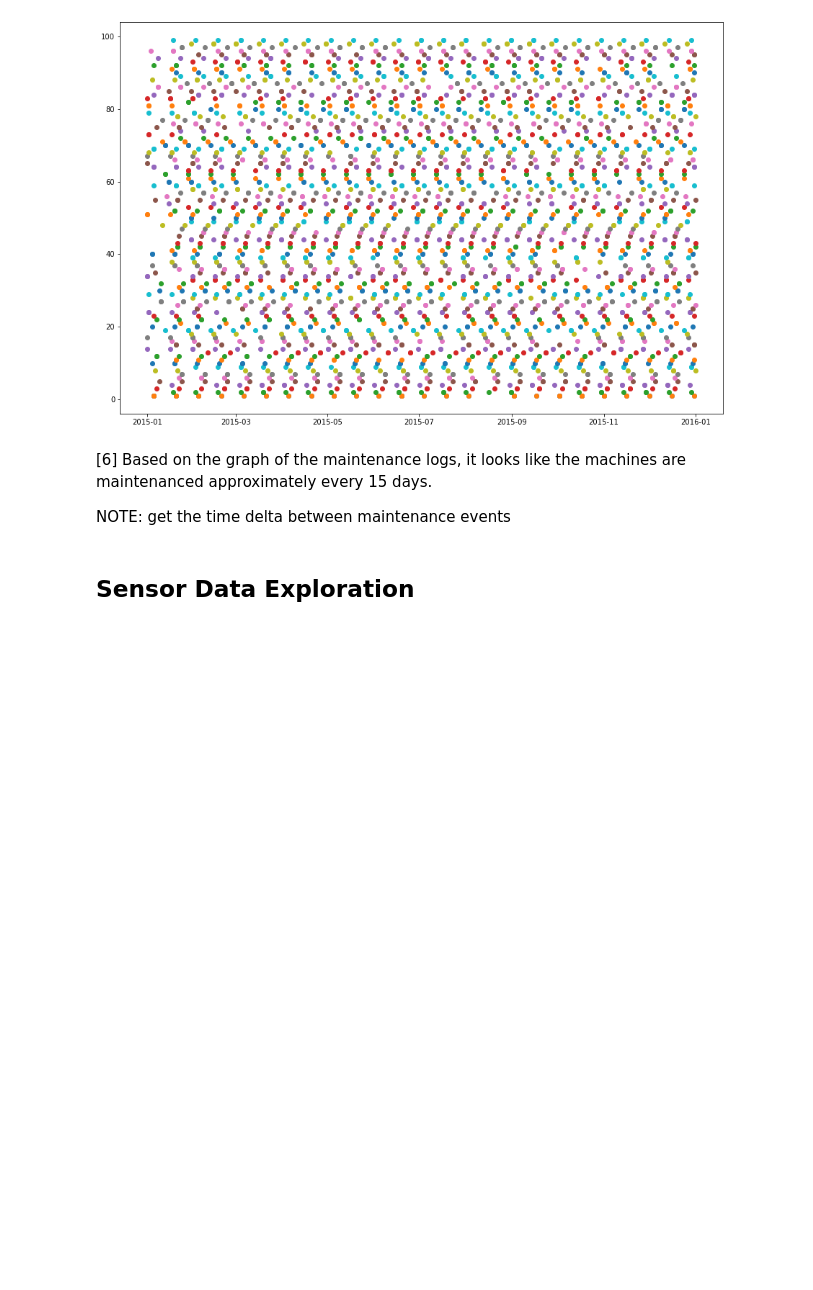
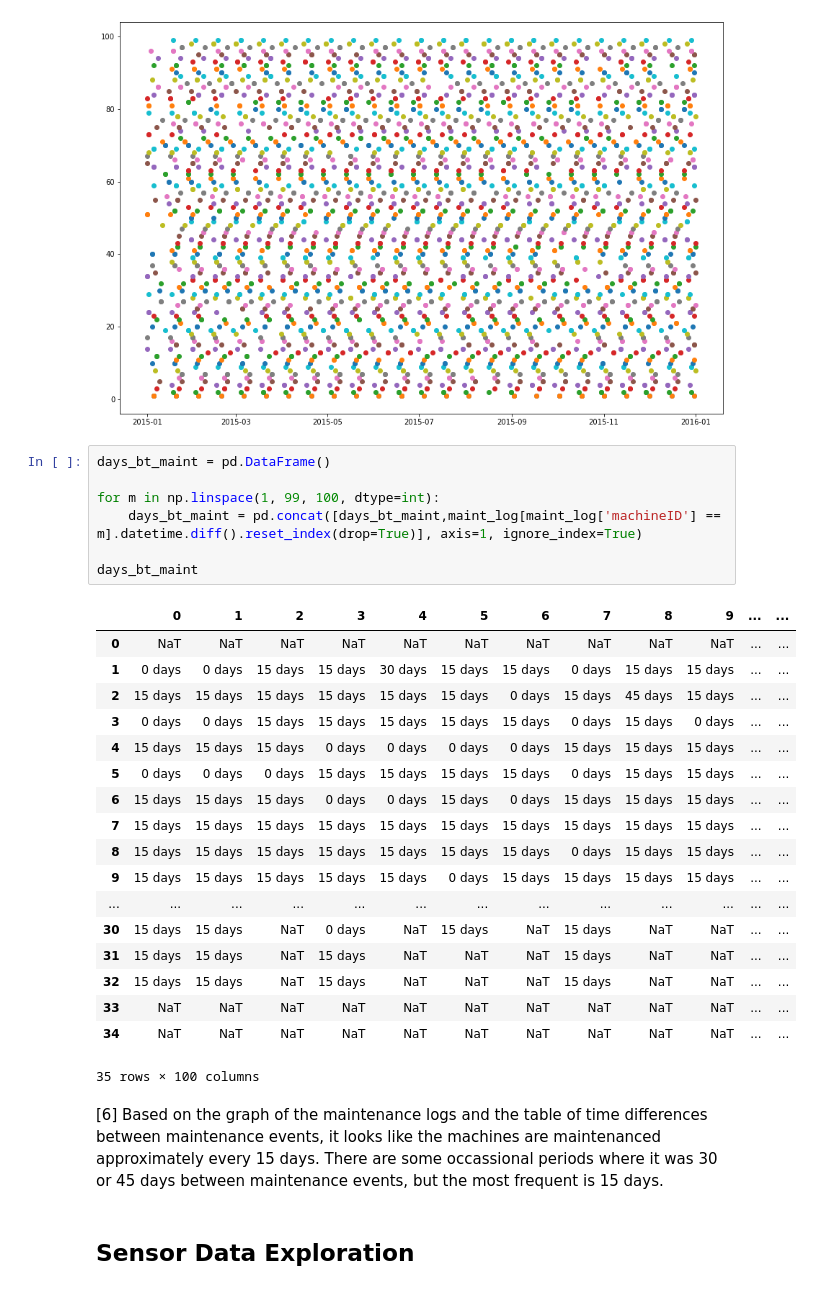
Before and after one commit to scosam/PredictiveMaintenance, a Jupyter notebook: notebooks/EDA.ipynb, the cells around one changed output. Drawn from its saved outputs; the diff is of its cells as text; blank space fills up the shorter version.

```diff
--- a/notebooks/EDA.ipynb
+++ b/notebooks/EDA.ipynb
@@ -301,9 +302,33 @@ for m in np.linspace(1, 99, 100, dtype=int):
     plt.plot(maint_log[maint_log['machineID'] == m].datetime, m * maint_log[maint_log['machineID'] == m].maintenance, marker='o', linestyle='')
 # %% [output]
 [figure]
+# %%
+days_bt_maint = pd.DataFrame()
+
+for m in np.linspace(1, 99, 100, dtype=int):
+    days_bt_maint = pd.concat([days_bt_maint,maint_log[maint_log['machineID'] == m].datetime.diff().reset_index(drop=True)], axis=1, ignore_index=True)
+
+days_bt_maint
+# %% [output]
+|  | 0 | 1 | 2 | 3 | 4 | 5 | 6 | 7 | 8 | 9 | ... | ... |
+| 0 | NaT | NaT | NaT | NaT | NaT | NaT | NaT | NaT | NaT | NaT | ... | ... |
+| 1 | 0 days | 0 days | 15 days | 15 days | 30 days | 15 days | 15 days | 0 days | 15 days | 15 days | ... | ... |
+| 2 | 15 days | 15 days | 15 days | 15 days | 15 days | 15 days | 0 days | 15 days | 45 days | 15 days | ... | ... |
+| 3 | 0 days | 0 days | 15 days | 15 days | 15 days | 15 days | 15 days | 0 days | 15 days | 0 days | ... | ... |
+| 4 | 15 days | 15 days | 15 days | 0 days | 0 days | 0 days | 0 days | 15 days | 15 days | 15 days | ... | ... |
+| 5 | 0 days | 0 days | 0 days | 15 days | 15 days | 15 days | 15 days | 0 days | 15 days | 15 days | ... | ... |
+| 6 | 15 days | 15 days | 15 days | 0 days | 0 days | 15 days | 0 days | 15 days | 15 days | 15 days | ... | ... |
+| 7 | 15 days | 15 days | 15 days | 15 days | 15 days | 15 days | 15 days | 15 days | 15 days | 15 days | ... | ... |
+| 8 | 15 days | 15 days | 15 days | 15 days | 15 days | 15 days | 15 days | 0 days | 15 days | 15 days | ... | ... |
+| 9 | 15 days | 15 days | 15 days | 15 days | 15 days | 0 days | 15 days | 15 days | 15 days | 15 days | ... | ... |
+| ... | ... | ... | ... | ... | ... | ... | ... | ... | ... | ... | ... | ... |
+| 30 | 15 days | 15 days | NaT | 0 days | NaT | 15 days | NaT | 15 days | NaT | NaT | ... | ... |
+| 31 | 15 days | 15 days | NaT | 15 days | NaT | NaT | NaT | 15 days | NaT | NaT | ... | ... |
+| 32 | 15 days | 15 days | NaT | 15 days | NaT | NaT | NaT | 15 days | NaT | NaT | ... | ... |
+| 33 | NaT | NaT | NaT | NaT | NaT | NaT | NaT | NaT | NaT | NaT | ... | ... |
+| 34 | NaT | NaT | NaT | NaT | NaT | NaT | NaT | NaT | NaT | NaT | ... | ... |
+35 rows × 100 columns
 # %% [markdown]
-[6] Based on the graph of the maintenance logs, it looks like the machines are maintenanced approximately every 15 days.
-
-NOTE: get the time delta between maintenance events
+[6] Based on the graph of the maintenance logs and the table of time differences between maintenance events, it looks like the machines are maintenanced approximately every 15 days. There are some occassional periods where it was 30 or 45 days between maintenance events, but the most frequent is 15 days.
 # %% [markdown]
 ## Sensor Data Exploration
```
Also changed, not shown: parts of 15 cells of this notebook.
